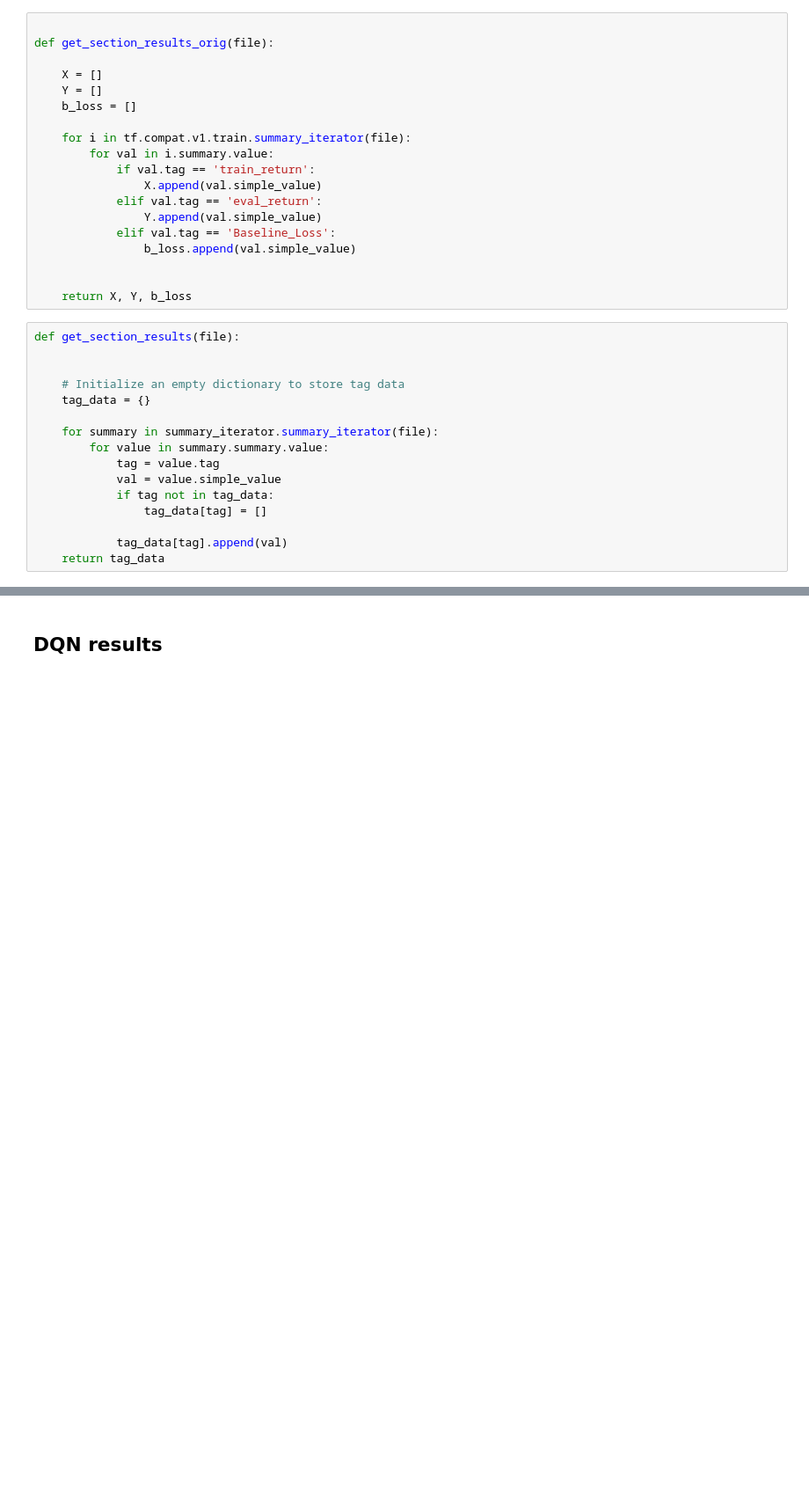
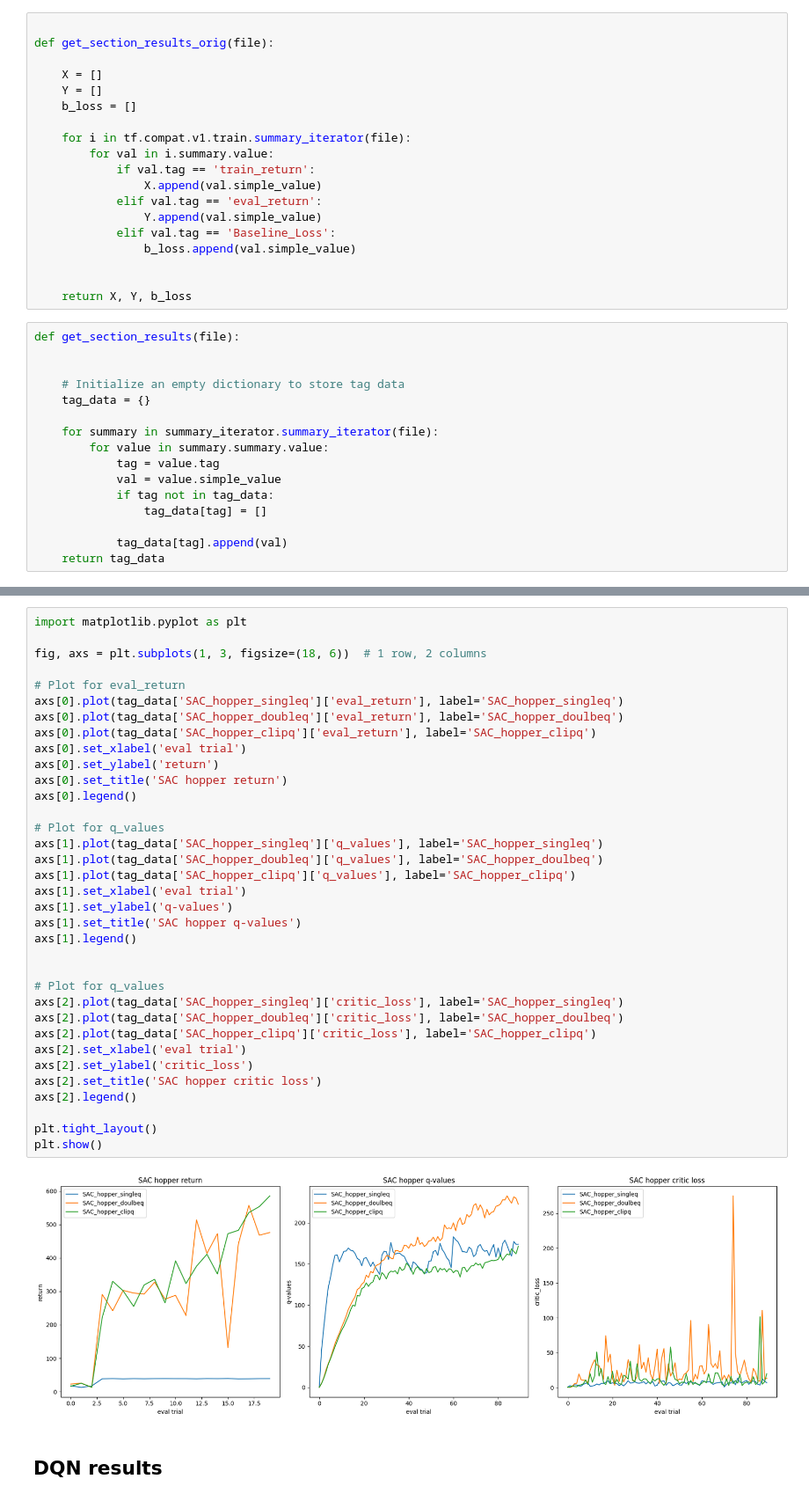
Before and after one commit to donghoon-shin/homework_fall2023, a Jupyter notebook: hw3/plotting_the_log.ipynb, the cells around one changed output, grey strips where cells are left out. Shown at 88% size. Cells and saved outputs as stored; diff of their text form; blank space fills up the shorter version.

```diff
--- a/hw3/plotting_the_log.ipynb
+++ b/hw3/plotting_the_log.ipynb
@@ -95,3 +132,40 @@ dict_keys(['DQN-cartpole', 'DQN-cartpole-lr', 'DQN-cartpole-double-dqn', 'DQN-ca
+# %%
+import matplotlib.pyplot as plt
+
+fig, axs = plt.subplots(1, 3, figsize=(18, 6))  # 1 row, 2 columns
+
+# Plot for eval_return
+axs[0].plot(tag_data['SAC_hopper_singleq']['eval_return'], label='SAC_hopper_singleq')
+axs[0].plot(tag_data['SAC_hopper_doubleq']['eval_return'], label='SAC_hopper_doulbeq')
+axs[0].plot(tag_data['SAC_hopper_clipq']['eval_return'], label='SAC_hopper_clipq')
+axs[0].set_xlabel('eval trial')
+axs[0].set_ylabel('return')
+axs[0].set_title('SAC hopper return')
+axs[0].legend()
+
+# Plot for q_values
+axs[1].plot(tag_data['SAC_hopper_singleq']['q_values'], label='SAC_hopper_singleq')
+axs[1].plot(tag_data['SAC_hopper_doubleq']['q_values'], label='SAC_hopper_doulbeq')
+axs[1].plot(tag_data['SAC_hopper_clipq']['q_values'], label='SAC_hopper_clipq')
+axs[1].set_xlabel('eval trial')
+axs[1].set_ylabel('q-values')
+axs[1].set_title('SAC hopper q-values')
+axs[1].legend()
+
+
+# Plot for q_values
+axs[2].plot(tag_data['SAC_hopper_singleq']['critic_loss'], label='SAC_hopper_singleq')
+axs[2].plot(tag_data['SAC_hopper_doubleq']['critic_loss'], label='SAC_hopper_doulbeq')
+axs[2].plot(tag_data['SAC_hopper_clipq']['critic_loss'], label='SAC_hopper_clipq')
+axs[2].set_xlabel('eval trial')
+axs[2].set_ylabel('critic_loss')
+axs[2].set_title('SAC hopper critic loss')
+axs[2].legend()
+
+plt.tight_layout()
+plt.show()
+# %% [output]
+[figure, added]
 # %% [markdown]
 ## DQN results
 # %%
```
Also changed, not shown: parts of 4 cells of this notebook, 10 other files.
